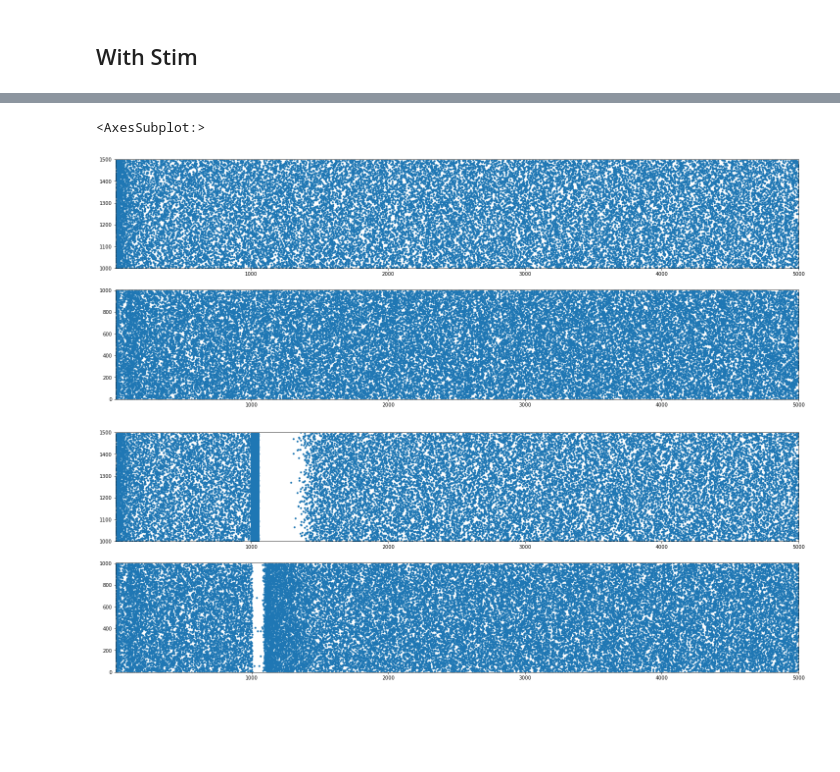
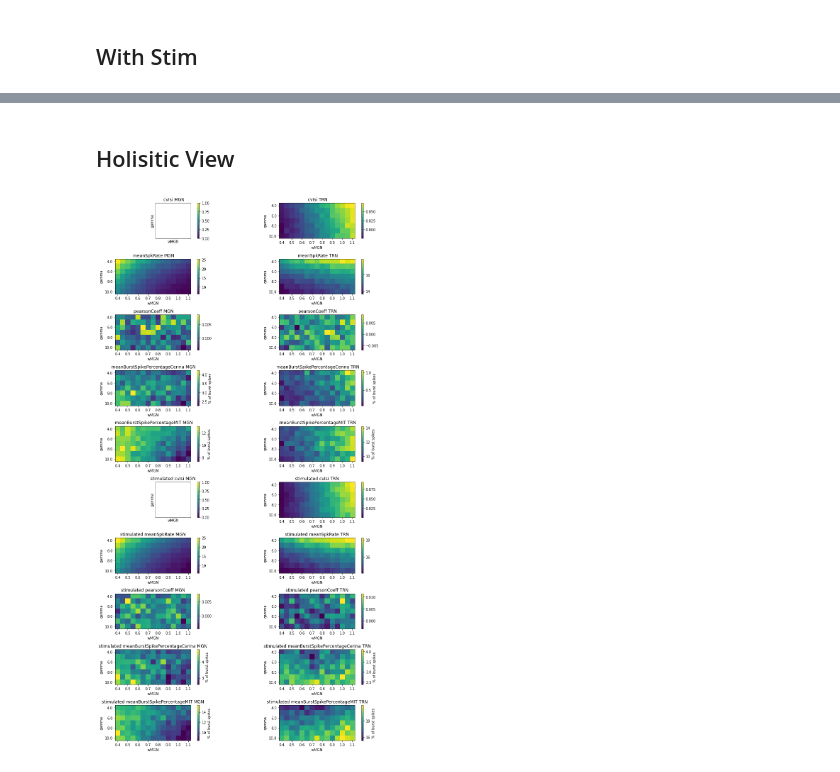
Before and after one commit to 104H/simulenation, a Jupyter notebook: src/dataanalysis.ipynb, the cells around one changed output, grey strips where cells are left out. Drawn from its saved outputs; the diff is of its cells as text; code cells hidden in the pictures; blank space fills up the shorter version.

```diff
--- a/src/dataanalysis.ipynb
+++ b/src/dataanalysis.ipynb
@@ -219,4 +232,5 @@ ax.legend()
 # %% [markdown]
 ## With Stim
 # %%
-files3 = pipeline.readfiles("demyelination/data/adex_burst_weights_wIn=0.9/activity/");
+files2 = pipeline.readfiles("demyelination/data/adex_burst_weights_wIn=0.9_stimulated/activity/");
+df2 = preparedf(files2);
@@ -268,28 +255,0 @@ plt.savefig("/home/pbr-student/Downloads/sigmaMGN03.pdf")
-# %%
-ax[1]
-# %% [output]
-<AxesSubplot:>
-# %%
-p = pd.read_pickle("demyelination/data/exp1/activity/spk_exp1_nuX=12_gamma=4_nTRN=500")
-
-fig, ax = plt.subplots(nrows=2, ncols=1)
-fig.set_size_inches(25, 9)
-
-p.spikeobj['TRN'].raster_plot(ax=ax[0], display=False)
-p.spikeobj['MGN'].raster_plot(ax=ax[1], display=False)
-
-plt.show()
-# %% [output]
-[figure, removed]
-# %%
-p = pd.read_pickle("demyelination/data/exp2/activity/spk_exp2_nuX=12_gamma=4_nTRN=500")
-
-fig, ax = plt.subplots(nrows=2, ncols=1)
-fig.set_size_inches(25, 9)
-
-p.spikeobj['TRN'].raster_plot(ax=ax[0], display=False)
-p.spikeobj['MGN'].raster_plot(ax=ax[1], display=False)
-
-plt.show()
-# %% [output]
-[figure, removed]
@@ -302,0 +256,39 @@ plt.show()
+# %% [markdown]
+## Holisitic View
+# %%
+fig, ax = plt.subplots(nrows=10, ncols=2)
+
+fig.set_size_inches(13, 22)
+plt.subplots_adjust(left=0.01, right=0.03, top=0.03, bottom=0.02)
+
+x = 0.4
+
+makesubplot(df[df.sigma_MGN == x], fig, ax[0], "cvIsi")
+
+makesubplot(df[df.sigma_MGN == x], fig, ax[1], "meanSpkRate")
+
+makesubplot(df[df.sigma_MGN == x], fig, ax[2], "pearsonCoeff")
+
+makesubplot(df[df.sigma_MGN == x], fig, ax[3], "meanBurstSpikePercentageCerina", unit="% of burst spikes")
+
+makesubplot(df[df.sigma_MGN == x], fig, ax[4], "meanBurstSpikePercentageMIT", unit="% of burst spikes")
+
+# now plotting exp with stimulation
+makesubplot(df2[df2.sigma_MGN == x], fig, ax[5], "cvIsi", "stimulated")
+
+makesubplot(df2[df2.sigma_MGN == x], fig, ax[6], "meanSpkRate", "stimulated")
+
+makesubplot(df2[df2.sigma_MGN == x], fig, ax[7], "pearsonCoeff", "stimulated")
+
+makesubplot(df2[df2.sigma_MGN == x], fig, ax[8], "meanBurstSpikePercentageCerina", "stimulated", unit="% of burst spikes")
+
+makesubplot(df2[df2.sigma_MGN == x], fig, ax[9], "meanBurstSpikePercentageMIT", "stimulated", unit="% of burst spikes")
+
+fig.tight_layout()
+
+#fig.suptitle("sigmaMGN=0.4, ", fontsize=16)
+#ax[0][0].text(10, 10, "piece of text")
+
+plt.savefig("/home/pbr-student/Downloads/thesis-plots/mit-sigmaMgn4.pdf")
+# %% [output]
+[figure, added]
```
Also changed, not shown: parts of 19 cells of this notebook, 8 other files.
